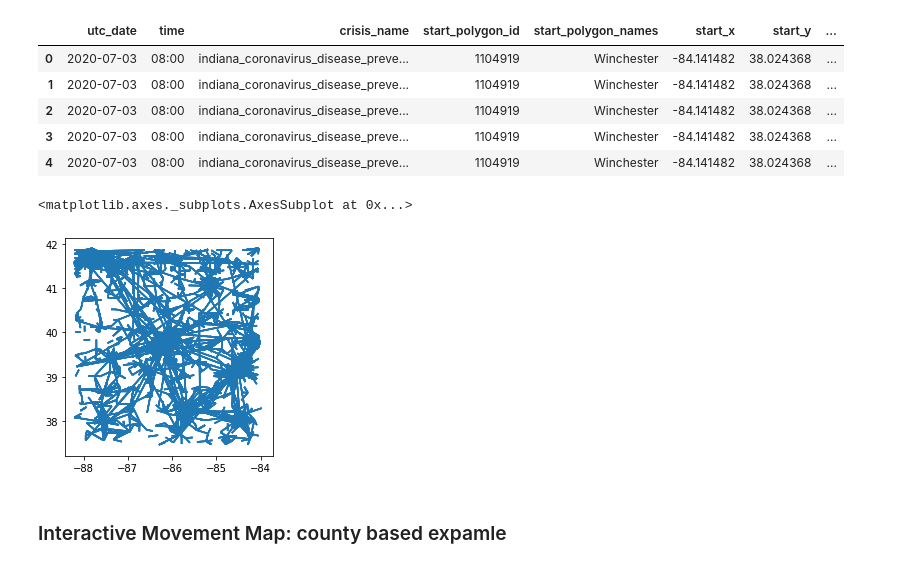
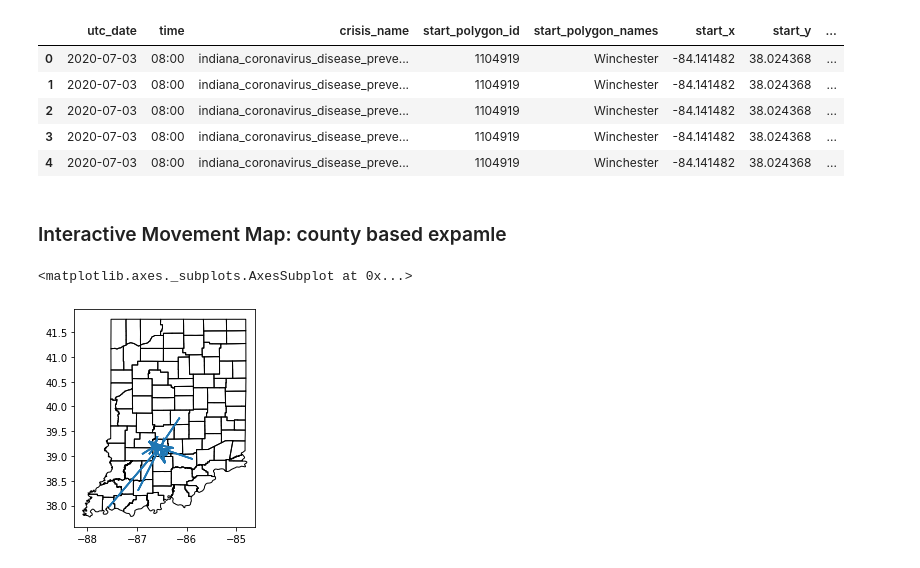
Before and after one commit to webgisdeveloper/SocialMedia_for_DisatarReposonse, a Jupyter notebook: Movements.ipynb, the cells around one changed output. Saved outputs shown, nothing was run; the diff lists cells and outputs as text; code cells hidden in the pictures.

Commit message:
county trip counts

```diff
--- a/Movements.ipynb
+++ b/Movements.ipynb
@@ -81,14 +81,24 @@ im_df.head()
 # convert to geopandas
 im_df['geometry'] =  im_df.apply (lambda row: LineString([(row.start_x,row.start_y),(row.end_x,row.end_y)]), axis=1)
 # %%
-im_gdf = geopandas.GeoDataFrame(im_df, geometry='geometry'
+im_gdf = geopandas.GeoDataFrame(im_df, geometry='geometry')
-# %%
-im_gdf.plot()
-# %% [output]
-<matplotlib.axes._subplots.AxesSubplot at 0x...>
-[figure, removed]
 # %%
 # save as geojson format
 #im_gdf.to_file(im_map.replace(".csv",".geojson"), driver='GeoJSON')
 # %% [markdown]
 ### Interactive Movement Map: county based expamle
+# %%
+# find movements
+#start_name_stack #end_name_stack
+county = "Monroe"
+stack_str = "Indiana // " + county
+county_gdf = im_gdf[(im_gdf["start_name_stack"].str.contains(stack_str) | im_gdf["end_name_stack"].str.contains(stack_str))]
+# %%
+# import indiana county shapefile
+counties_shp = geopandas.read_file("gisdata/counties.shp")
+# %%
+ax = counties_shp.plot(facecolor='none', edgecolor='black')
+county_gdf.plot(ax=ax)
+# %% [output]
+<matplotlib.axes._subplots.AxesSubplot at 0x...>
+[figure, added]
```
Also changed, not shown: parts of 6 cells of this notebook.
